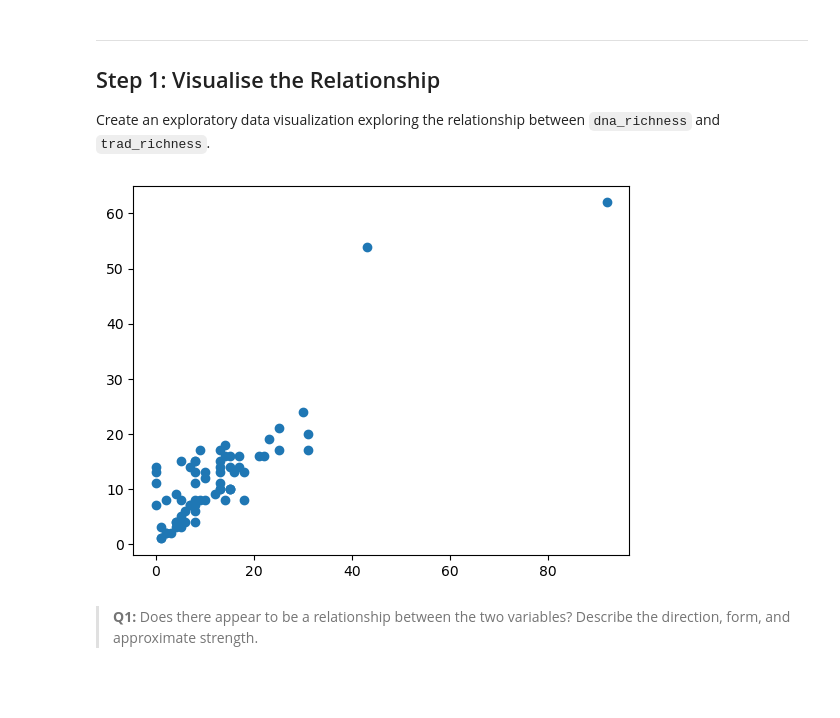
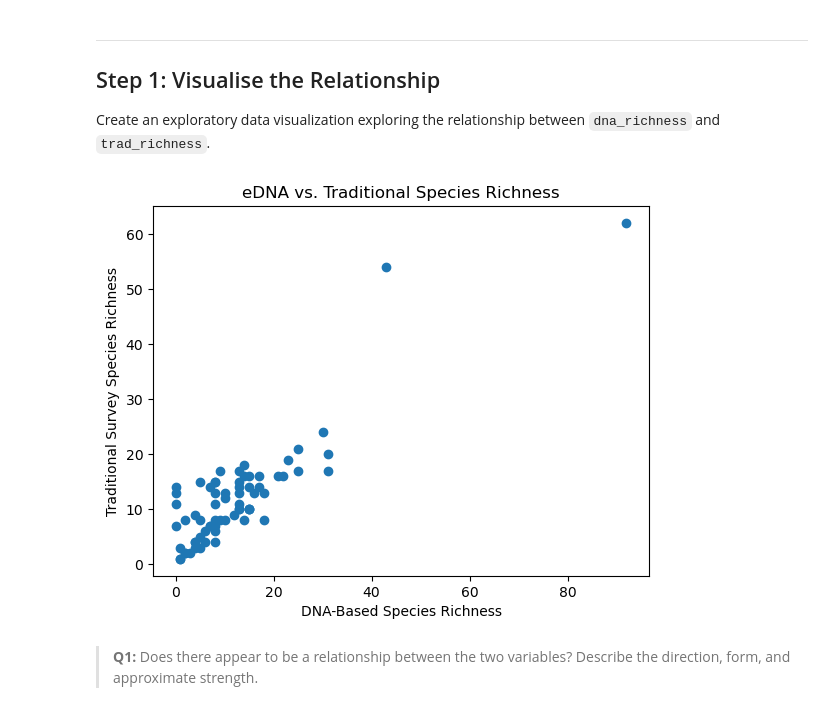
Before and after one commit to willrmull/assignment-1, a Jupyter notebook: task2/hw1-task2.ipynb, the cells around one changed output. Drawn from its saved outputs; the diff is of its cells as text; code cells hidden in the pictures; blank space fills up the shorter version.

```diff
--- a/task2/hw1-task2.ipynb
+++ b/task2/hw1-task2.ipynb
@@ -63,9 +63,12 @@ df.head()
 Create an exploratory data visualization exploring the relationship between `dna_richness` and `trad_richness`.
 # %%
 plt.scatter(df['dna_richness'], df['trad_richness'])
+plt.title('eDNA vs. Traditional Species Richness')
+plt.xlabel('DNA-Based Species Richness')
+plt.ylabel('Traditional Survey Species Richness')
 plt.show()
 # %% [output]
-[figure, old version]
+[figure, new version]
 # %% [markdown]
 > **Q1:** Does there appear to be a relationship between the two variables? Describe the direction, form, and approximate strength.
 # %% [markdown]
```
Also changed, not shown: parts of 3 cells of this notebook, 1 other file.
